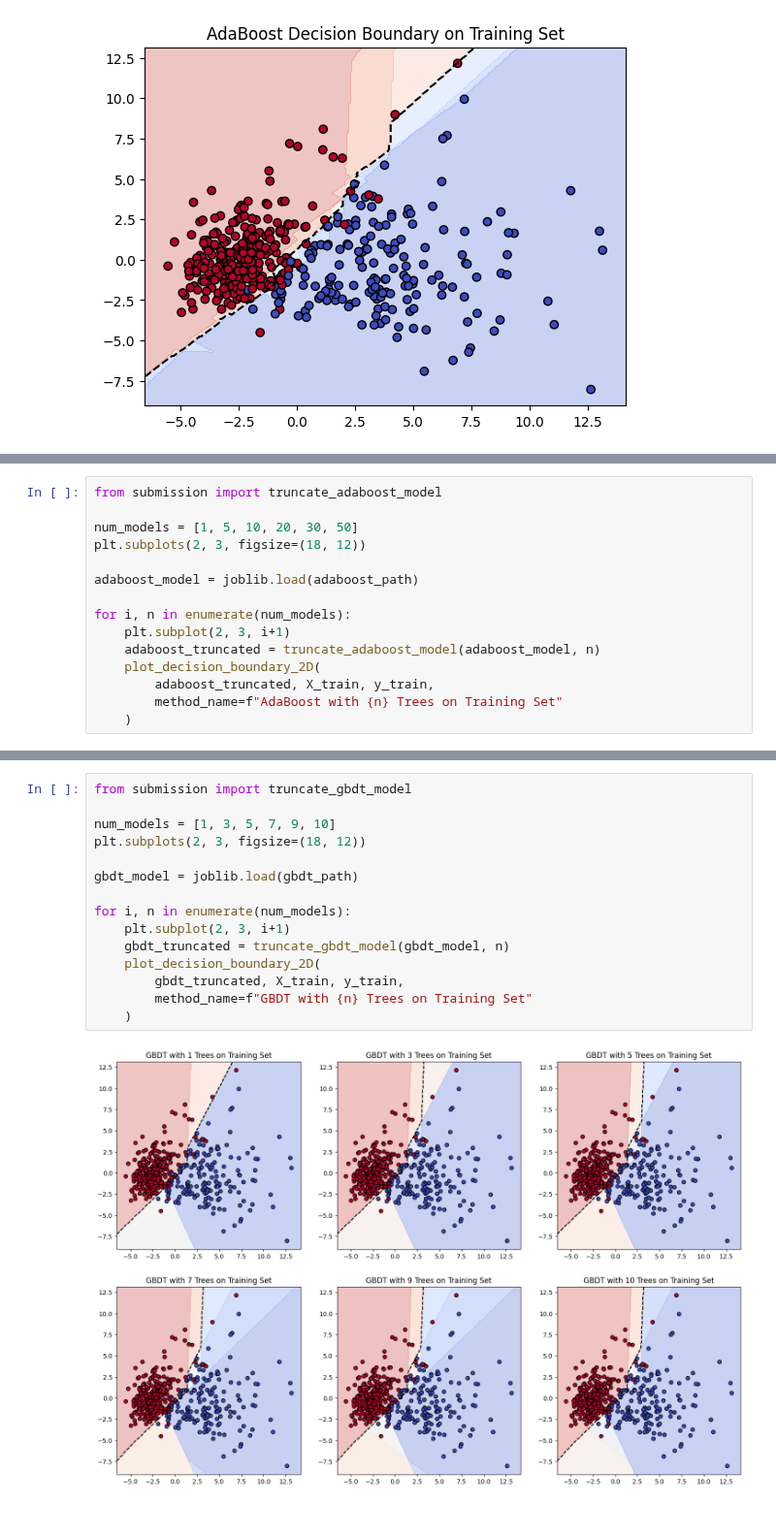
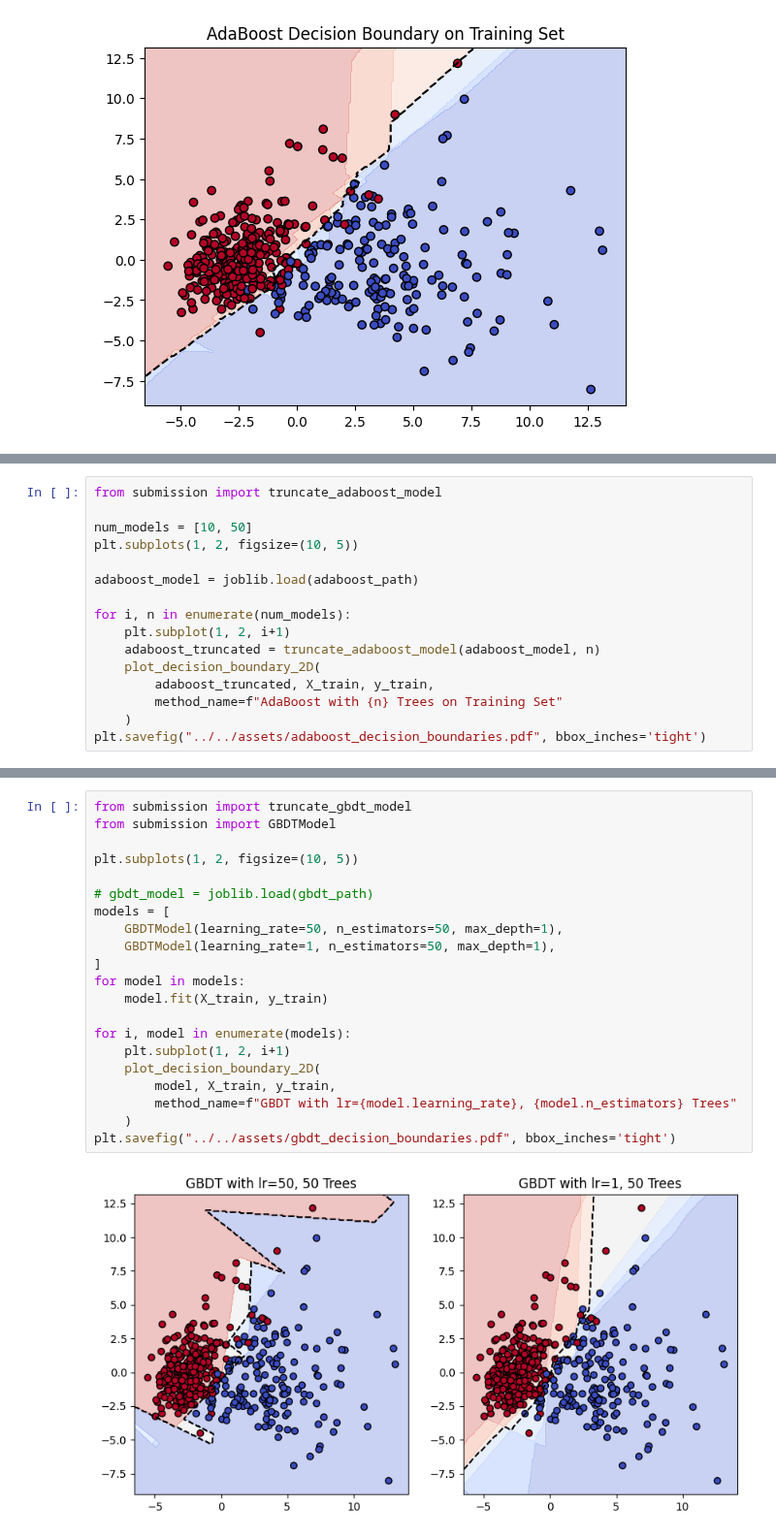
Before and after one commit to xinchengo/USTC-AI3002-25fall, a Jupyter notebook: LABs/LAB3/Ensemble_learning/code/visualize.ipynb, the cells around one changed output, grey strips where cells are left out. Shown at 97% size. Drawn from its saved outputs; the diff is of its cells as text.

```diff
--- a/LABs/LAB3/Ensemble_learning/code/visualize.ipynb
+++ b/LABs/LAB3/Ensemble_learning/code/visualize.ipynb
@@ -106,16 +108,17 @@ plot_decision_boundary_2D(
 # %%
 from submission import truncate_adaboost_model
 
-num_models = [1, 5, 10, 20, 30, 50]
-plt.subplots(2, 3, figsize=(18, 12))
+num_models = [10, 50]
+plt.subplots(1, 2, figsize=(10, 5))
 
 adaboost_model = joblib.load(adaboost_path)
 
 for i, n in enumerate(num_models):
-    plt.subplot(2, 3, i+1)
+    plt.subplot(1, 2, i+1)
     adaboost_truncated = truncate_adaboost_model(adaboost_model, n)
     plot_decision_boundary_2D(
         adaboost_truncated, X_train, y_train,
         method_name=f"AdaBoost with {n} Trees on Training Set"
     )
+plt.savefig("../../assets/adaboost_decision_boundaries.pdf", bbox_inches='tight')
 # %% [output]
@@ -123,17 +126,23 @@ for i, n in enumerate(num_models):
 # %%
 from submission import truncate_gbdt_model
+from submission import GBDTModel
 
-num_models = [1, 3, 5, 7, 9, 10]
-plt.subplots(2, 3, figsize=(18, 12))
+plt.subplots(1, 2, figsize=(10, 5))
 
-gbdt_model = joblib.load(gbdt_path)
+# gbdt_model = joblib.load(gbdt_path)
+models = [
+    GBDTModel(learning_rate=50, n_estimators=50, max_depth=1),
+    GBDTModel(learning_rate=1, n_estimators=50, max_depth=1),
+]
+for model in models:
+    model.fit(X_train, y_train)
 
-for i, n in enumerate(num_models):
-    plt.subplot(2, 3, i+1)
-    gbdt_truncated = truncate_gbdt_model(gbdt_model, n)
+for i, model in enumerate(models):
+    plt.subplot(1, 2, i+1)
     plot_decision_boundary_2D(
-        gbdt_truncated, X_train, y_train,
-        method_name=f"GBDT with {n} Trees on Training Set"
+        model, X_train, y_train,
+        method_name=f"GBDT with lr={model.learning_rate}, {model.n_estimators} Trees"
     )
+plt.savefig("../../assets/gbdt_decision_boundaries.pdf", bbox_inches='tight')
 # %% [output]
-[figure, old version]
+[figure, new version]
```
Also changed, not shown: parts of 8 cells of this notebook, 17 other files.
